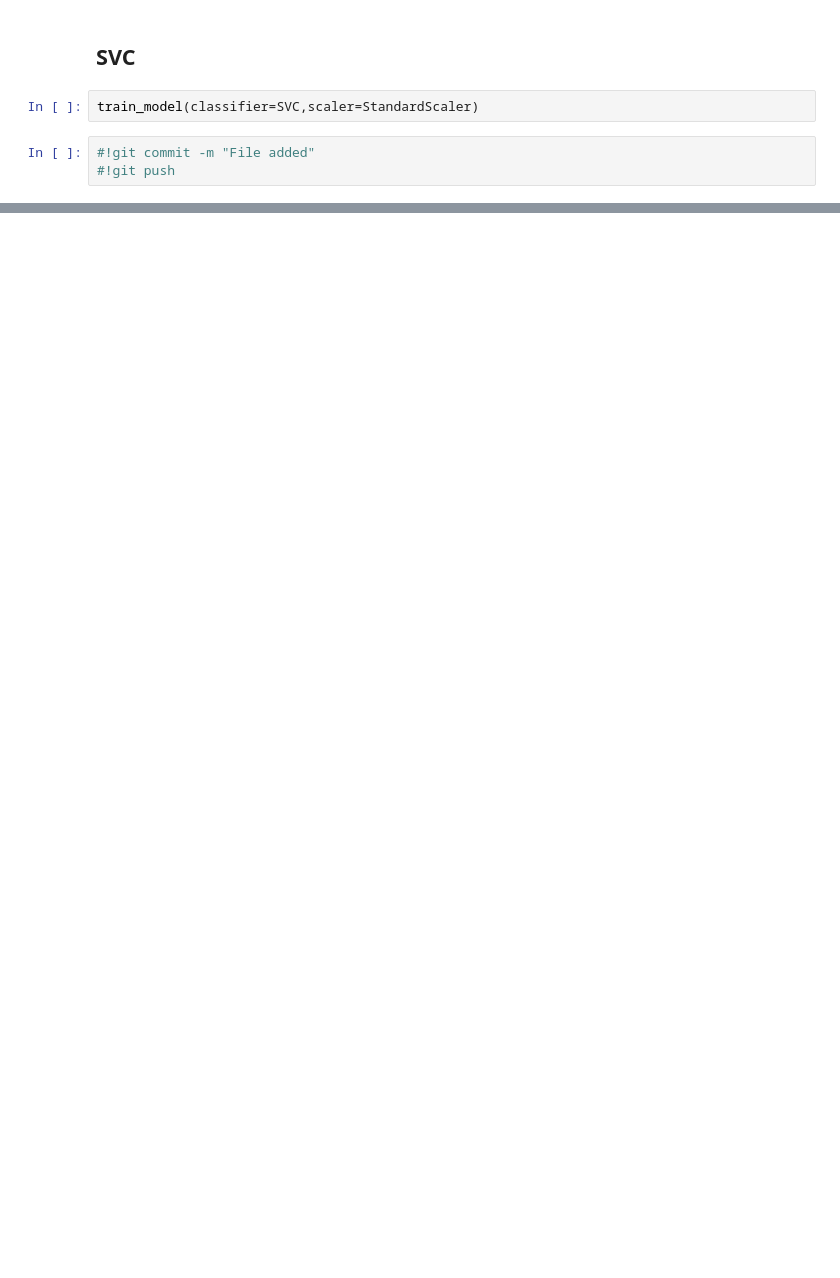
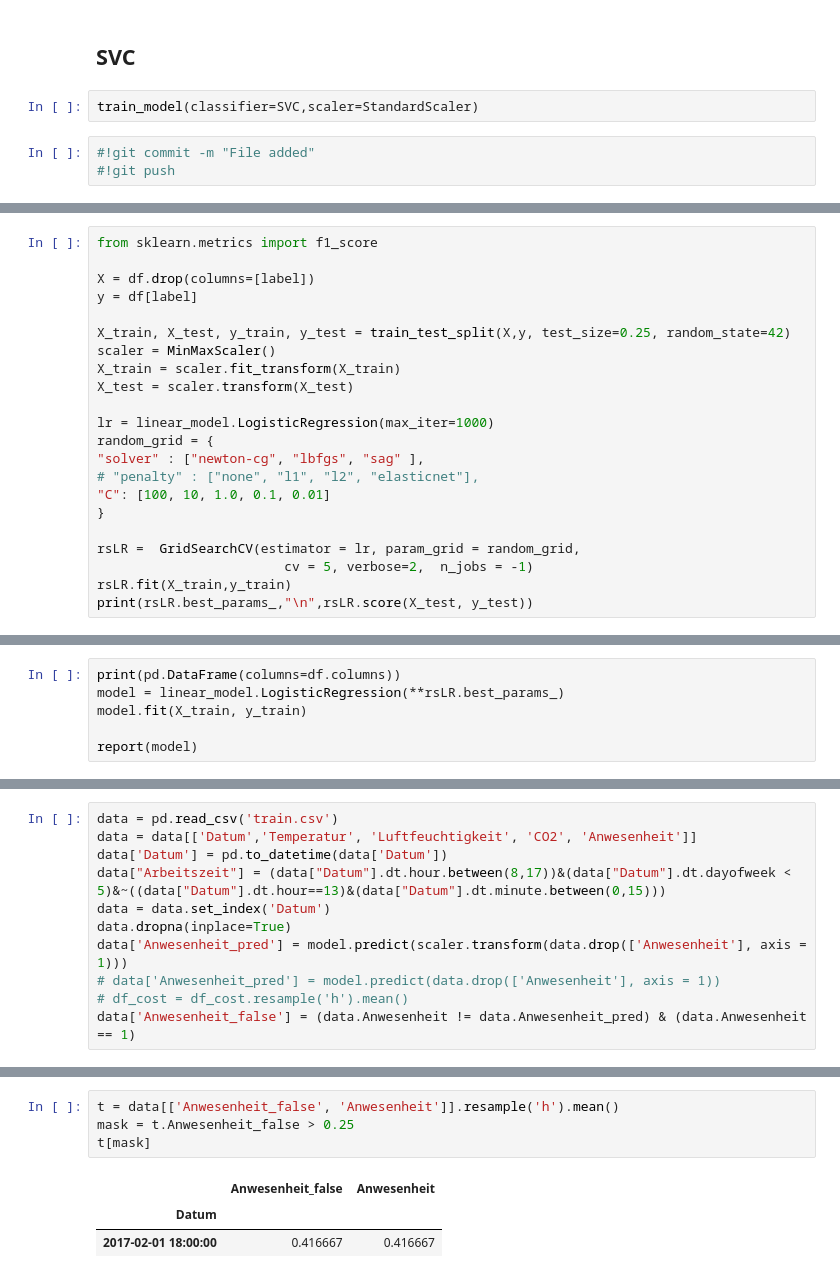
Before and after one commit to Gegentraum/ClassifierAnwesenheit, a Jupyter notebook: HVAC.ipynb, the cells around one changed output, grey strips where cells are left out. Cells and saved outputs as stored; diff of their text form; blank space fills up the shorter version.

```diff
--- a/HVAC.ipynb
+++ b/HVAC.ipynb
@@ -755,0 +863,22 @@ train_model(classifier=SVC,scaler=StandardScaler)
+# %%
+from sklearn.metrics import f1_score
+
+X = df.drop(columns=[label])
+y = df[label]
+
+X_train, X_test, y_train, y_test = train_test_split(X,y, test_size=0.25, random_state=42)
+scaler = MinMaxScaler()
+X_train = scaler.fit_transform(X_train)
+X_test = scaler.transform(X_test)
+
+lr = linear_model.LogisticRegression(max_iter=1000)
+random_grid = {
+"solver" : ["newton-cg", "lbfgs", "sag" ],
+# "penalty" : ["none", "l1", "l2", "elasticnet"],
+"C": [100, 10, 1.0, 0.1, 0.01]
+}
+
+rsLR =  GridSearchCV(estimator = lr, param_grid = random_grid,
+                        cv = 5, verbose=2,  n_jobs = -1)
+rsLR.fit(X_train,y_train)
+print(rsLR.best_params_,"\n",rsLR.score(X_test, y_test))
@@ -755,0 +889,6 @@ train_model(classifier=SVC,scaler=StandardScaler)
+# %%
+print(pd.DataFrame(columns=df.columns))
+model = linear_model.LogisticRegression(**rsLR.best_params_)
+model.fit(X_train, y_train)
+
+report(model)
@@ -755,0 +917,11 @@ train_model(classifier=SVC,scaler=StandardScaler)
+# %%
+data = pd.read_csv('train.csv')
+data = data[['Datum','Temperatur', 'Luftfeuchtigkeit', 'CO2', 'Anwesenheit']]
+data['Datum'] = pd.to_datetime(data['Datum'])
+data["Arbeitszeit"] = (data["Datum"].dt.hour.between(8,17))&(data["Datum"].dt.dayofweek < 5)&~((data["Datum"].dt.hour==13)&(data["Datum"].dt.minute.between(0,15)))
+data = data.set_index('Datum')
+data.dropna(inplace=True)
+data['Anwesenheit_pred'] = model.predict(scaler.transform(data.drop(['Anwesenheit'], axis = 1)))
+# data['Anwesenheit_pred'] = model.predict(data.drop(['Anwesenheit'], axis = 1))
+# df_cost = df_cost.resample('h').mean()
+data['Anwesenheit_false'] = (data.Anwesenheit != data.Anwesenheit_pred) & (data.Anwesenheit == 1)
@@ -755,0 +971,8 @@ train_model(classifier=SVC,scaler=StandardScaler)
+# %%
+t = data[['Anwesenheit_false', 'Anwesenheit']].resample('h').mean()
+mask = t.Anwesenheit_false > 0.25
+t[mask]
+# %% [output]
+|  | Anwesenheit_false | Anwesenheit |
+| Datum |  |  |
+| 2017-02-01 18:00:00 | 0.416667 | 0.416667 |
```
Also changed, not shown: parts of 32 cells of this notebook.
